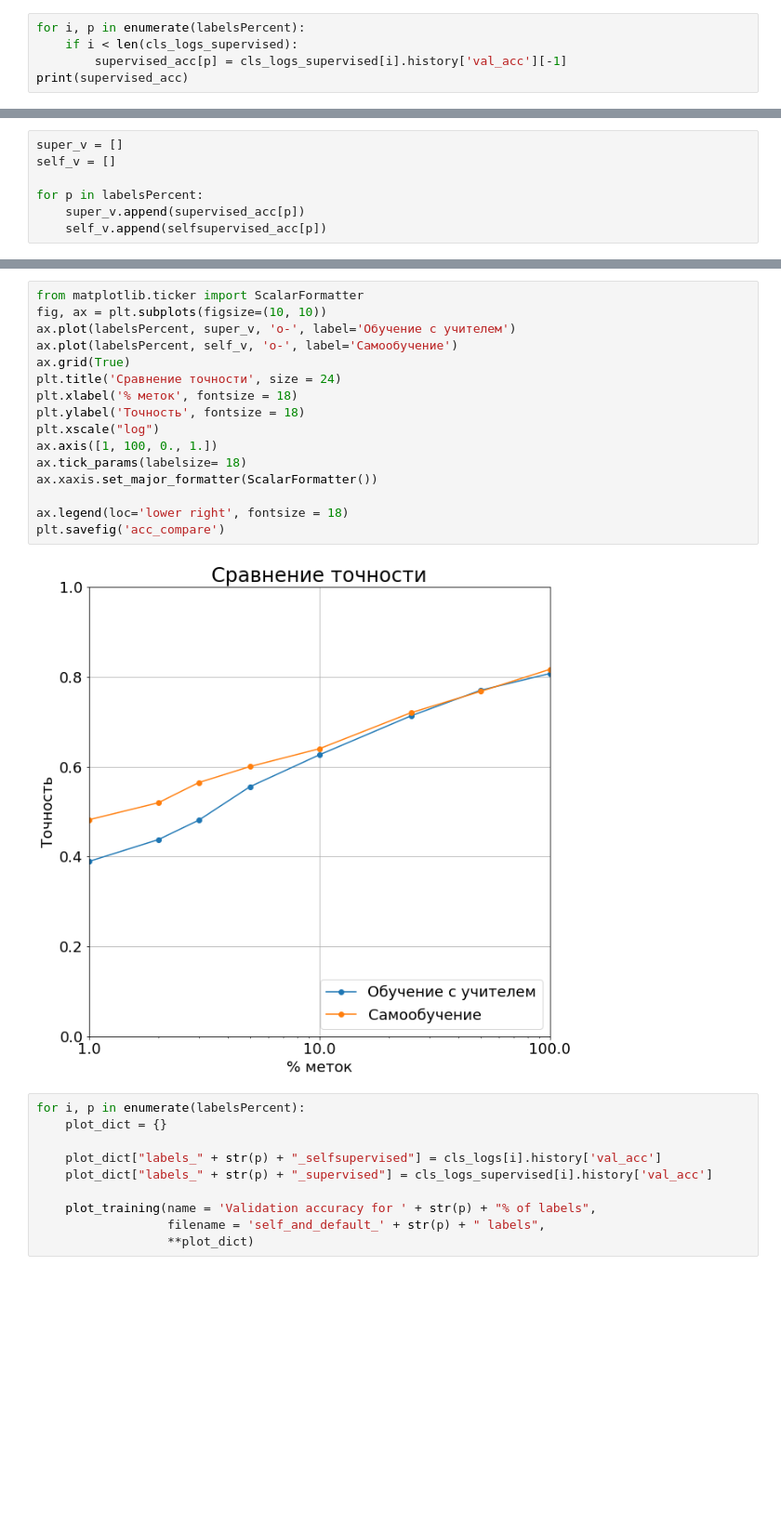
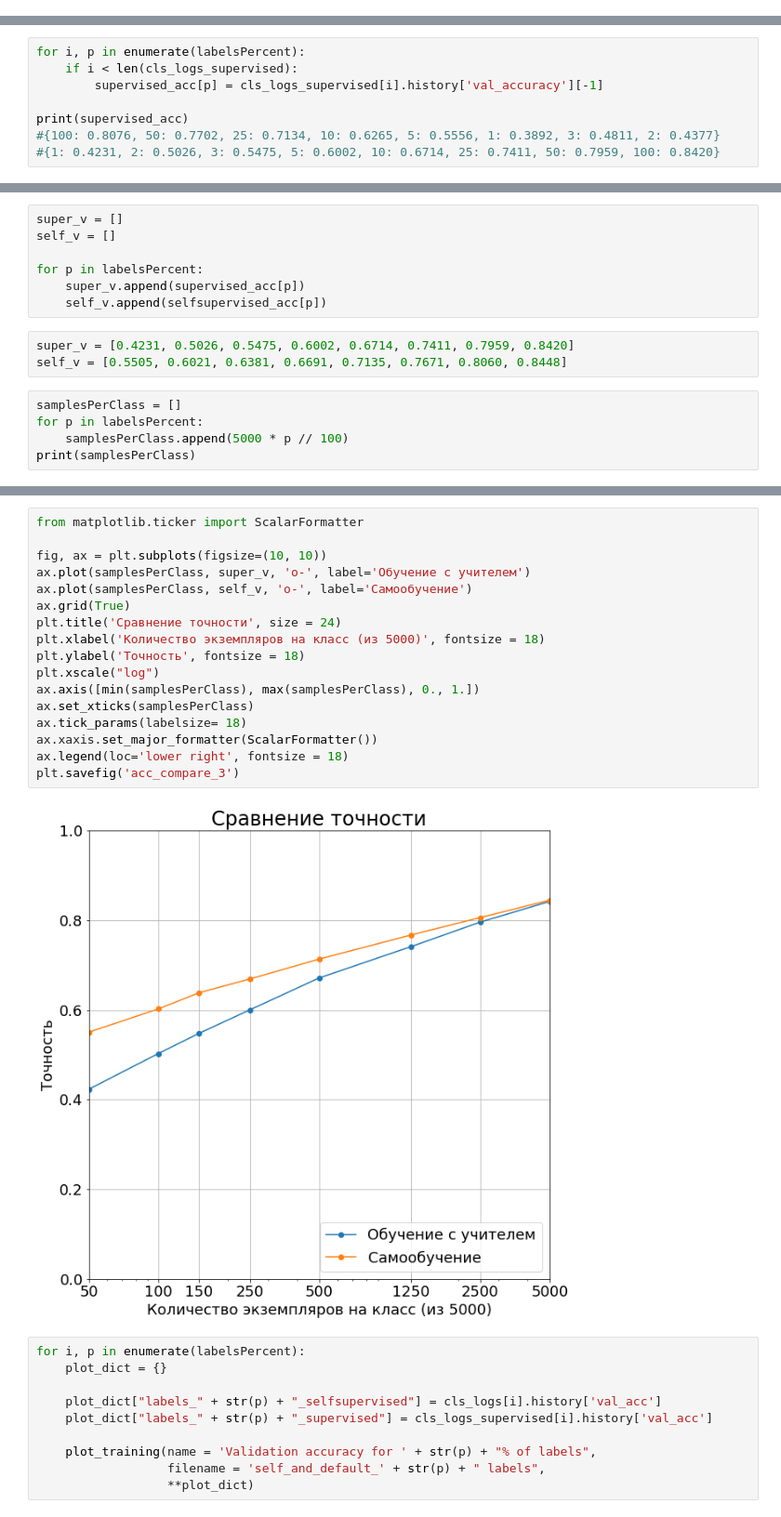
Before and after one commit to hashimsayed0/SelfSupervision, a Jupyter notebook: SelfSupervision.ipynb, the cells around one changed output, grey strips where cells are left out. Shown at 93% size. Drawn from its saved outputs; the diff is of its cells as text; blank space fills up the shorter version.

```diff
--- a/SelfSupervision.ipynb
+++ b/SelfSupervision.ipynb
@@ -477,7 +770,2 @@ Epoch 50/50
 # %%
 supervised_acc = {}
-# %%
-for i, p in enumerate(labelsPercent):
-    if i < len(cls_logs_supervised):
-        supervised_acc[p] = cls_logs_supervised[i].history['val_acc'][-1]
-print(supervised_acc)
@@ -485,0 +772,8 @@ print(supervised_acc)
+# %%
+for i, p in enumerate(labelsPercent):
+    if i < len(cls_logs_supervised):
+        supervised_acc[p] = cls_logs_supervised[i].history['val_accuracy'][-1]
+
+print(supervised_acc)
+#{100: 0.8076, 50: 0.7702, 25: 0.7134, 10: 0.6265, 5: 0.5556, 1: 0.3892, 3: 0.4811, 2: 0.4377}
+#{1: 0.4231, 2: 0.5026, 3: 0.5475, 5: 0.6002, 10: 0.6714, 25: 0.7411, 50: 0.7959, 100: 0.8420}
@@ -490,3 +786,11 @@ self_v = []
 for p in labelsPercent:
     super_v.append(supervised_acc[p])
     self_v.append(selfsupervised_acc[p])
+# %%
+super_v = [0.4231, 0.5026, 0.5475, 0.6002, 0.6714, 0.7411, 0.7959, 0.8420]
+self_v = [0.5505, 0.6021, 0.6381, 0.6691, 0.7135, 0.7671, 0.8060, 0.8448]
+# %%
+samplesPerClass = []
+for p in labelsPercent:
+    samplesPerClass.append(5000 * p // 100)
+print(samplesPerClass)
@@ -493,21 +799,22 @@ for p in labelsPercent:
 # %%
 from matplotlib.ticker import ScalarFormatter
+
 fig, ax = plt.subplots(figsize=(10, 10))
-ax.plot(labelsPercent, super_v, 'o-', label='Обучение с учителем')
-ax.plot(labelsPercent, self_v, 'o-', label='Самообучение')
+ax.plot(samplesPerClass, super_v, 'o-', label='Обучение с учителем')
+ax.plot(samplesPerClass, self_v, 'o-', label='Самообучение')
 ax.grid(True)
 plt.title('Сравнение точности', size = 24)
-plt.xlabel('% меток', fontsize = 18)
+plt.xlabel('Количество экземпляров на класс (из 5000)', fontsize = 18)
 plt.ylabel('Точность', fontsize = 18)
 plt.xscale("log")
-ax.axis([1, 100, 0., 1.])
+ax.axis([min(samplesPerClass), max(samplesPerClass), 0., 1.])
+ax.set_xticks(samplesPerClass)
 ax.tick_params(labelsize= 18)
 ax.xaxis.set_major_formatter(ScalarFormatter())
-
 ax.legend(loc='lower right', fontsize = 18)
-plt.savefig('acc_compare')
+plt.savefig('acc_compare_3')
 # %% [output]
-[figure, old version]
+[figure, new version]
 # %%
 for i, p in enumerate(labelsPercent):
     plot_dict = {}
```
Also changed, not shown: parts of 54 cells of this notebook.
